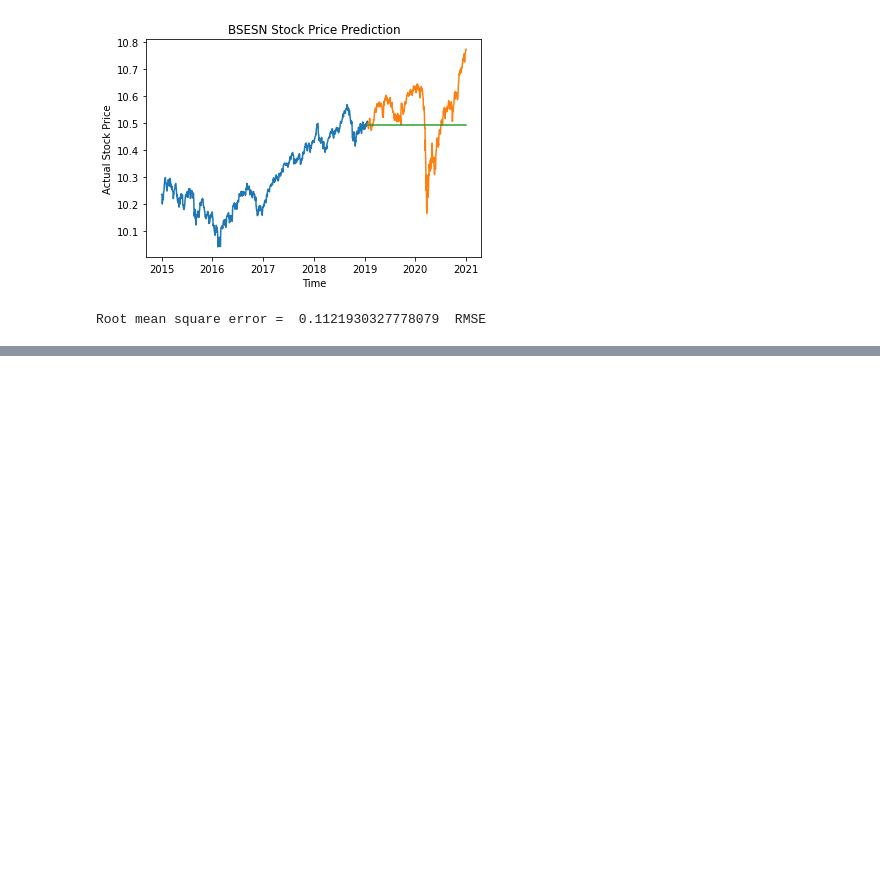
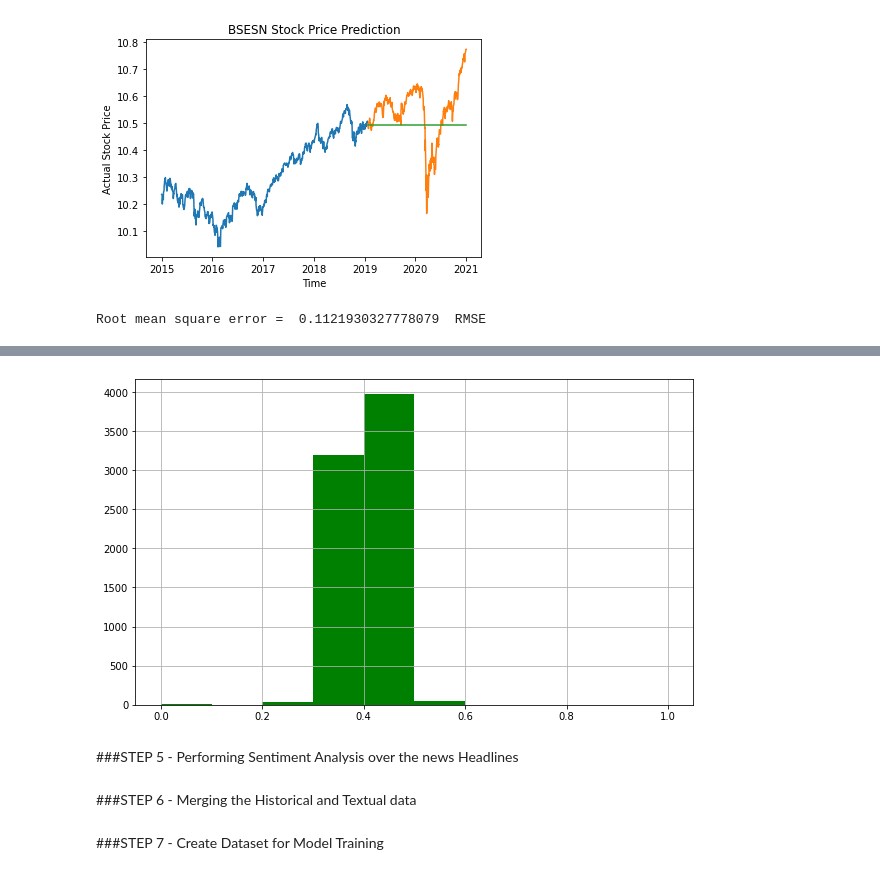
Before and after one commit to abhijeetraj22/TSF-GRIP_Tasks, a Jupyter notebook: TSF_Task_7.ipynb, the cells around one changed output, grey strips where cells are left out. Saved outputs shown, nothing was run; the diff lists cells and outputs as text; code cells hidden in the pictures; blank space fills up the shorter version.

```diff
--- a/TSF_Task_7.ipynb
+++ b/TSF_Task_7.ipynb
@@ -361,0 +495,7 @@ Root mean square error =  0.1121930327778079  RMSE
+# %%
+plt.figure(figsize = (10,6))
+news_df['Subjectivity'].hist(color = 'green');
+# %% [output]
+[figure, added]
+# %% [markdown]
+###STEP 5 - Performing Sentiment Analysis over the news Headlines
@@ -361,0 +511,2 @@ Root mean square error =  0.1121930327778079  RMSE
+# %% [markdown]
+###STEP 6 - Merging the Historical and Textual data
@@ -361,0 +516,2 @@ Root mean square error =  0.1121930327778079  RMSE
+# %% [markdown]
+###STEP 7 - Create Dataset for Model Training
```
Also changed, not shown: parts of 58 cells of this notebook.
